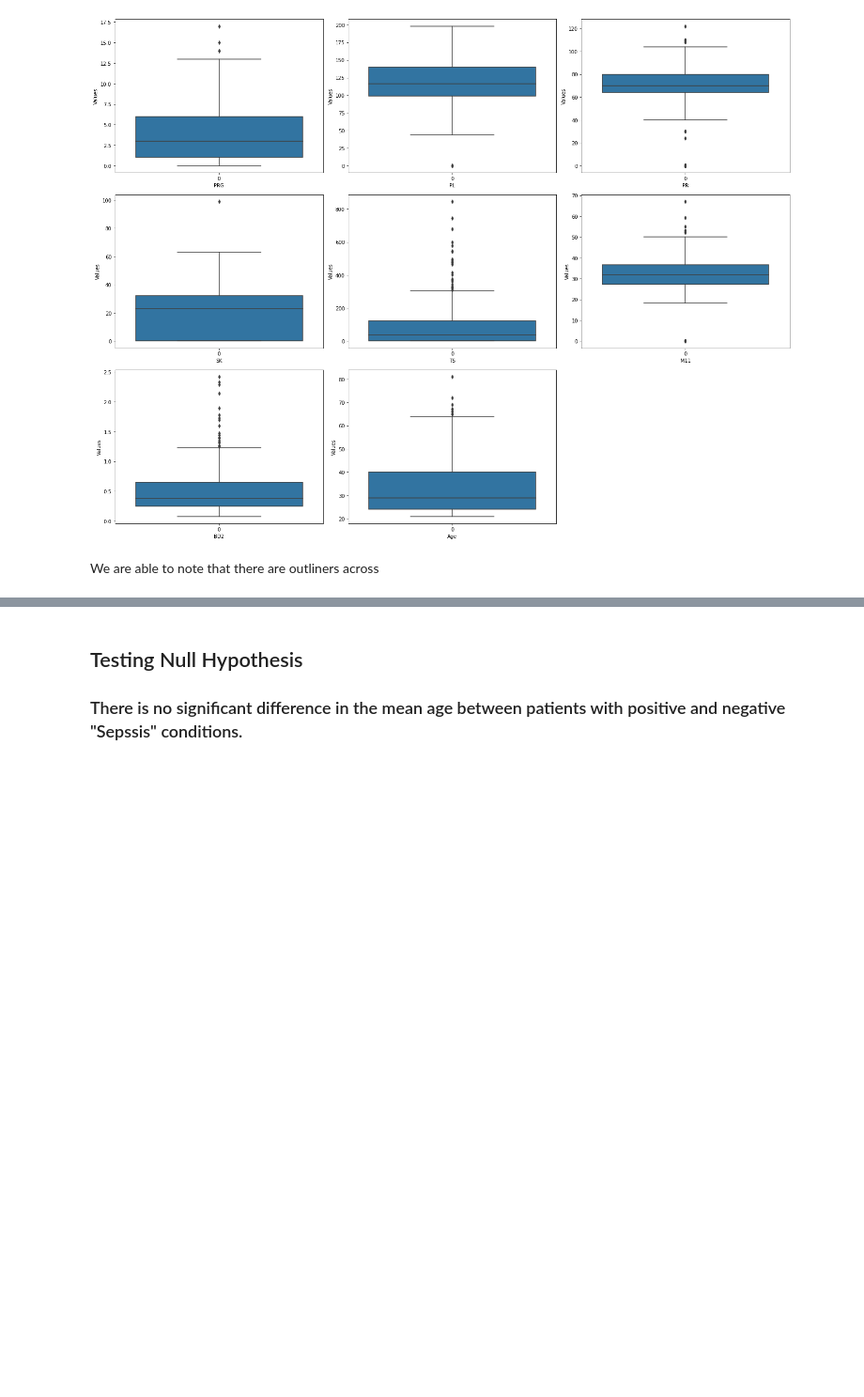
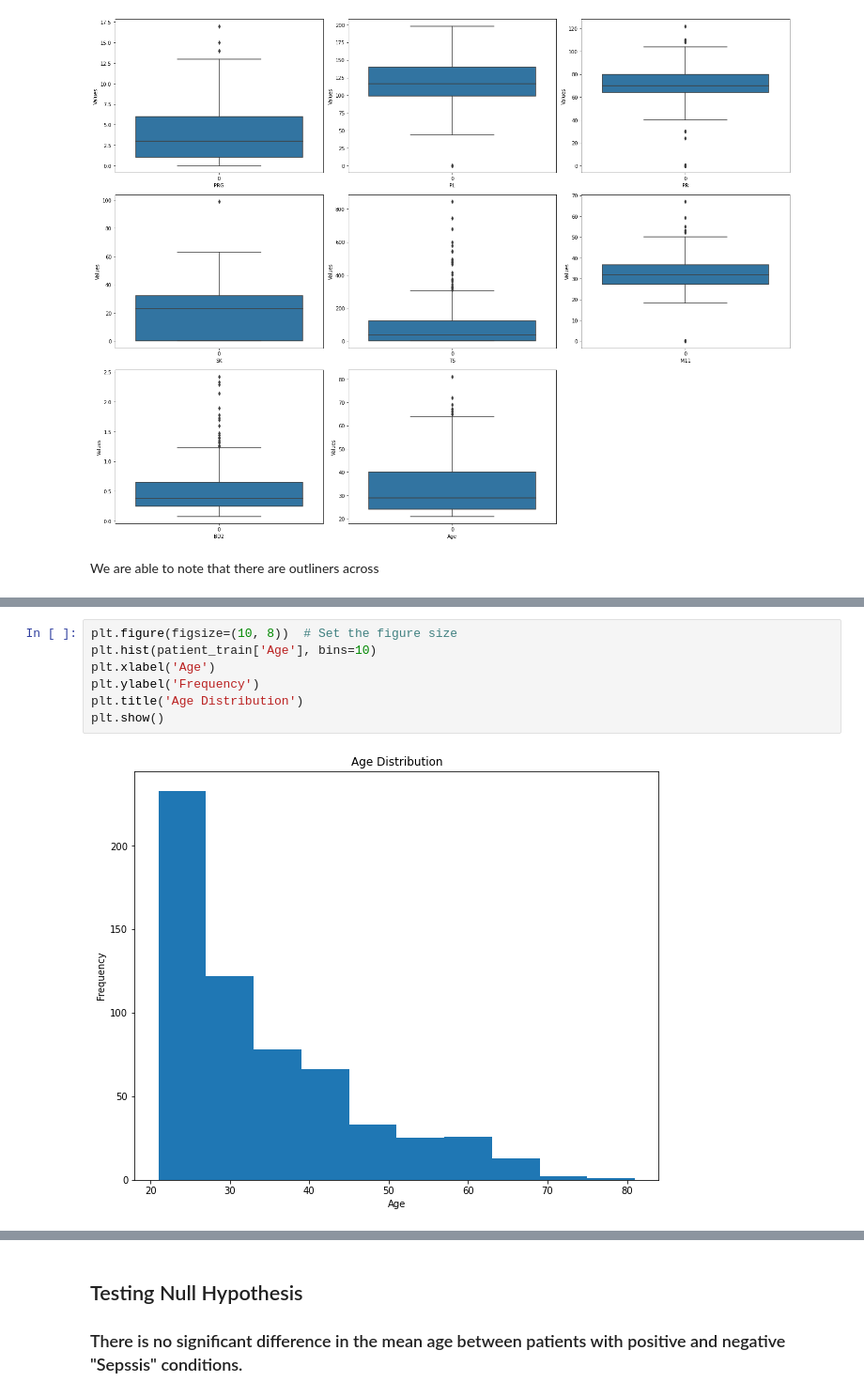
Before and after one commit to lihlasaisi/Sepsis-Prediction, a Jupyter notebook: LP6.ipynb, the cells around one changed output, grey strips where cells are left out. Shown at 94% size. Cells and saved outputs as stored; diff of their text form; blank space fills up the shorter version.

```diff
--- a/LP6.ipynb
+++ b/LP6.ipynb
@@ -288,0 +329,9 @@ We are able to note that there are outliners across
+# %%
+plt.figure(figsize=(10, 8))  # Set the figure size
+plt.hist(patient_train['Age'], bins=10)
+plt.xlabel('Age')
+plt.ylabel('Frequency')
+plt.title('Age Distribution')
+plt.show()
+# %% [output]
+[figure, added]
```
Also changed, not shown: parts of 55 cells of this notebook, 3 other files.
